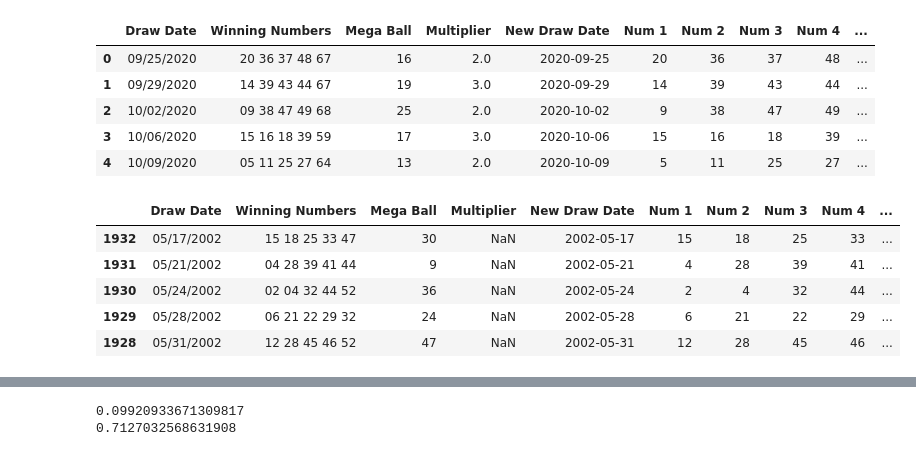
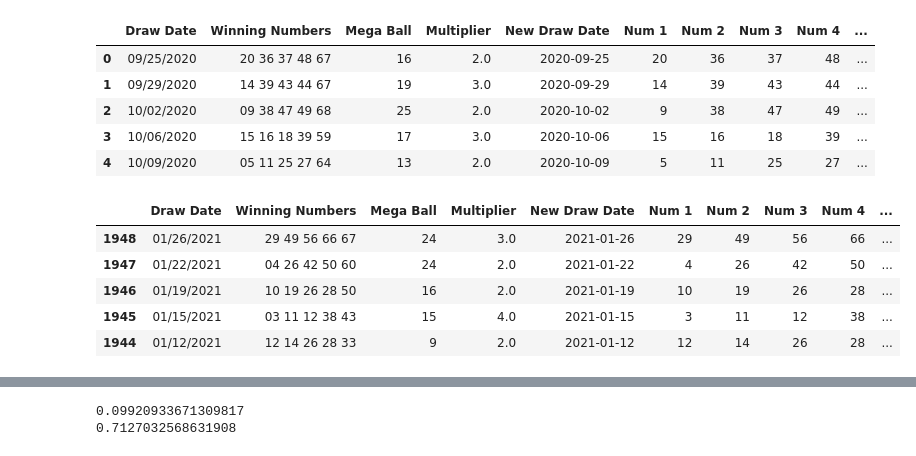
Before and after one commit to Devwulf/road-to-data-science, a Jupyter notebook: statistics/Lottery.ipynb, the cells around one changed output, grey strips where cells are left out. Drawn from its saved outputs; the diff is of its cells as text; code cells hidden in the pictures.

```diff
--- a/statistics/Lottery.ipynb
+++ b/statistics/Lottery.ipynb
@@ -61,13 +71,16 @@ df.head()
 | 2 | 10/02/2020 | 09 38 47 49 68 | 25 | 2.0 | 2020-10-02 | 9 | 38 | 47 | 49 | ... |
 | 3 | 10/06/2020 | 15 16 18 39 59 | 17 | 3.0 | 2020-10-06 | 15 | 16 | 18 | 39 | ... |
 | 4 | 10/09/2020 | 05 11 25 27 64 | 13 | 2.0 | 2020-10-09 | 5 | 11 | 25 | 27 | ... |
-# %%
-df = df.sort_values("New Draw Date")
-df.head()
-# %% [output]
-|  | Draw Date | Winning Numbers | Mega Ball | Multiplier | New Draw Date | Num 1 | Num 2 | Num 3 | Num 4 | ... |
-| 1932 | 05/17/2002 | 15 18 25 33 47 | 30 | NaN | 2002-05-17 | 15 | 18 | 25 | 33 | ... |
-| 1931 | 05/21/2002 | 04 28 39 41 44 | 9 | NaN | 2002-05-21 | 4 | 28 | 39 | 41 | ... |
-| 1930 | 05/24/2002 | 02 04 32 44 52 | 36 | NaN | 2002-05-24 | 2 | 4 | 32 | 44 | ... |
-| 1929 | 05/28/2002 | 06 21 22 29 32 | 24 | NaN | 2002-05-28 | 6 | 21 | 22 | 29 | ... |
-| 1928 | 05/31/2002 | 12 28 45 46 52 | 47 | NaN | 2002-05-31 | 12 | 28 | 45 | 46 | ... |
+# %%
+df = df[df["Mega Ball"] <= 25]
+df = df[df["Num 4"] <= 70]
+df = df[df["Num 5"] <= 70]
+df = df.sort_values("New Draw Date", ascending=False)
+df.head()
+# %% [output]
+|  | Draw Date | Winning Numbers | Mega Ball | Multiplier | New Draw Date | Num 1 | Num 2 | Num 3 | Num 4 | ... |
+| 1948 | 01/26/2021 | 29 49 56 66 67 | 24 | 3.0 | 2021-01-26 | 29 | 49 | 56 | 66 | ... |
+| 1947 | 01/22/2021 | 04 26 42 50 60 | 24 | 2.0 | 2021-01-22 | 4 | 26 | 42 | 50 | ... |
+| 1946 | 01/19/2021 | 10 19 26 28 50 | 16 | 2.0 | 2021-01-19 | 10 | 19 | 26 | 28 | ... |
+| 1945 | 01/15/2021 | 03 11 12 38 43 | 15 | 4.0 | 2021-01-15 | 3 | 11 | 12 | 38 | ... |
+| 1944 | 01/12/2021 | 12 14 26 28 33 | 9 | 2.0 | 2021-01-12 | 12 | 14 | 26 | 28 | ... |
```
Also changed, not shown: parts of 5 cells of this notebook.
